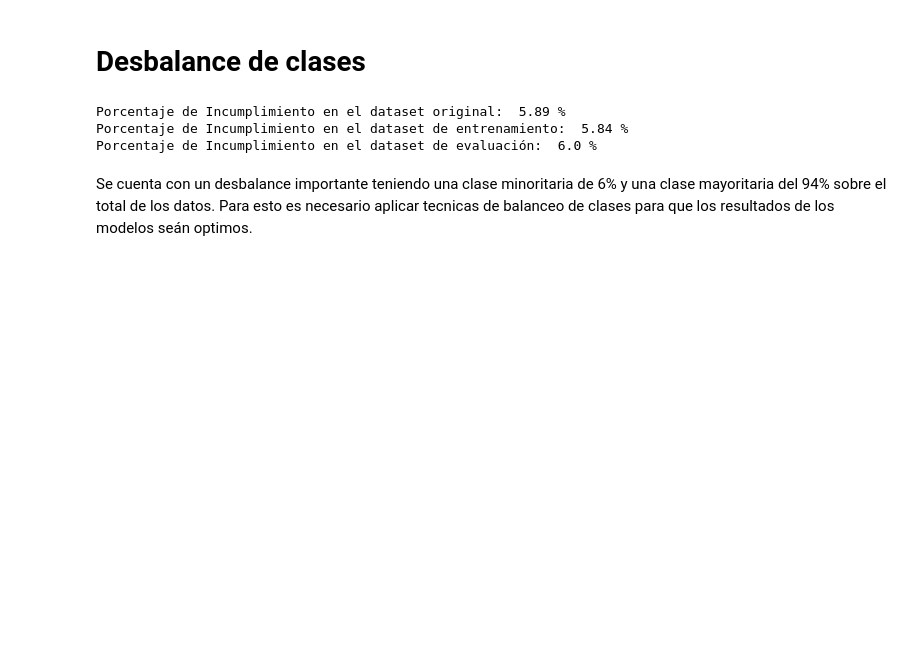
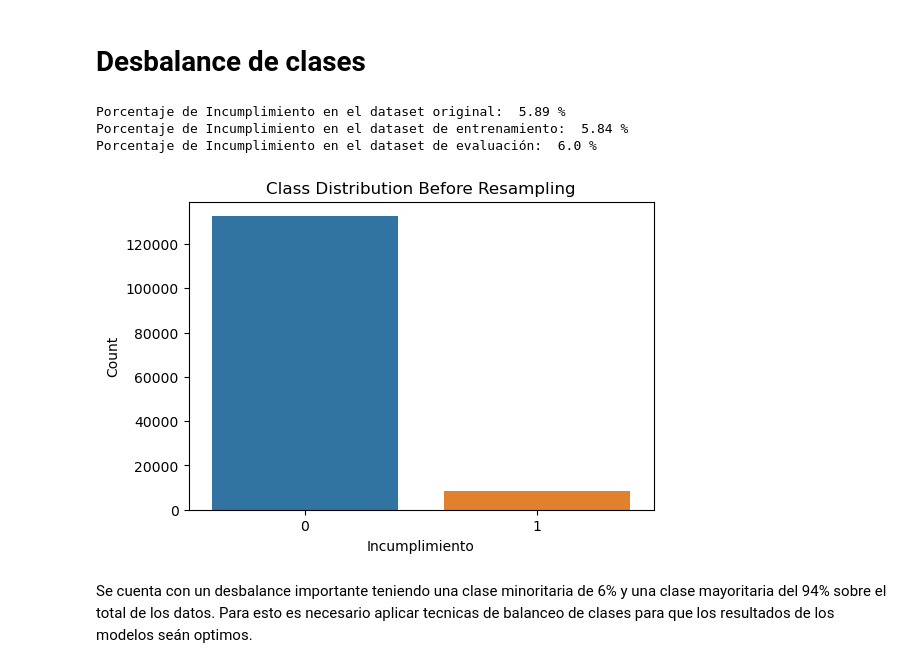
Before and after one commit to 00Fede/givemesomecredit, a Jupyter notebook: Model_Implementation_Training.ipynb, the cells around one changed output. Cells and saved outputs as stored; diff of their text form; code cells hidden in the pictures; blank space fills up the shorter version.

```diff
--- a/Model_Implementation_Training.ipynb
+++ b/Model_Implementation_Training.ipynb
@@ -143,6 +143,16 @@ print('Porcentaje de Incumplimiento en el dataset de evaluación: ', round(pd.Da
 Porcentaje de Incumplimiento en el dataset original:  5.89 %
 Porcentaje de Incumplimiento en el dataset de entrenamiento:  5.84 %
 Porcentaje de Incumplimiento en el dataset de evaluación:  6.0 %
+# %%
+# plot the imbalance
+fig, ax = plt.subplots(figsize=(6, 4))
+sns.countplot(x='Incumplimiento', data=d, ax=ax)
+ax.set_title('Class Distribution Before Resampling')
+ax.set_xlabel('Incumplimiento')
+ax.set_ylabel('Count')
+plt.show()
+# %% [output]
+[figure, added]
 # %% [markdown]
 Se cuenta con un desbalance importante teniendo una clase minoritaria de 6% y una clase mayoritaria del 94% sobre el total de los datos. Para esto es necesario aplicar tecnicas de balanceo de clases para que los resultados de los modelos seán optimos.
 # %% [markdown]
```
Also changed, not shown: parts of 1 cell of this notebook.
